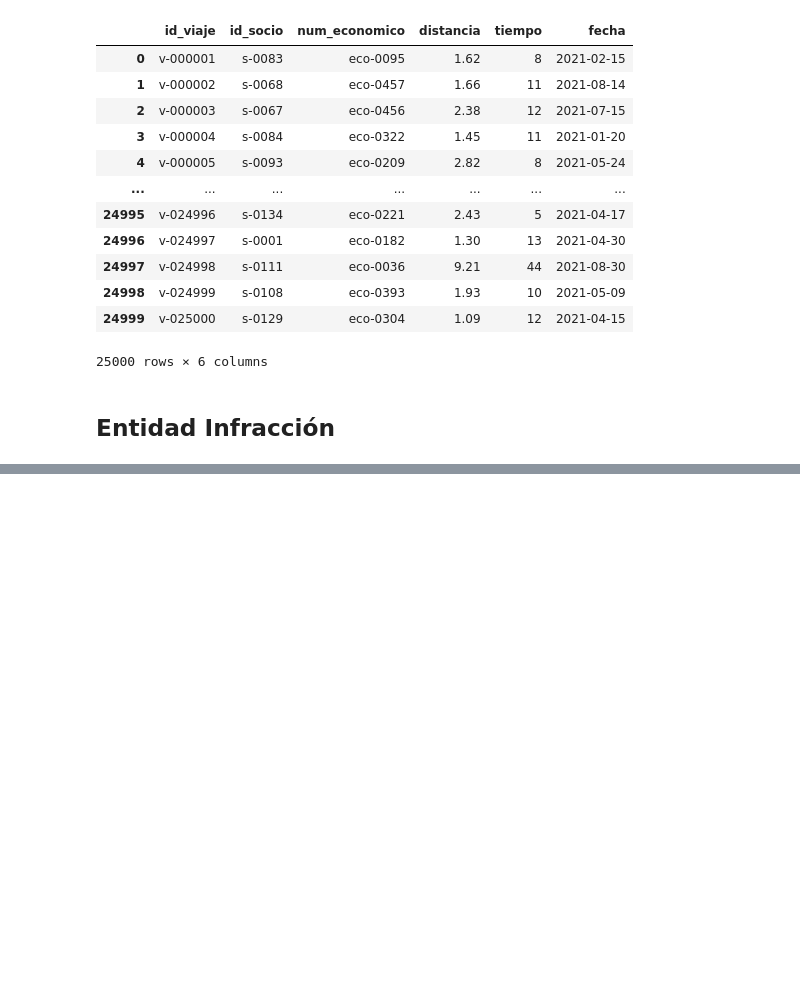
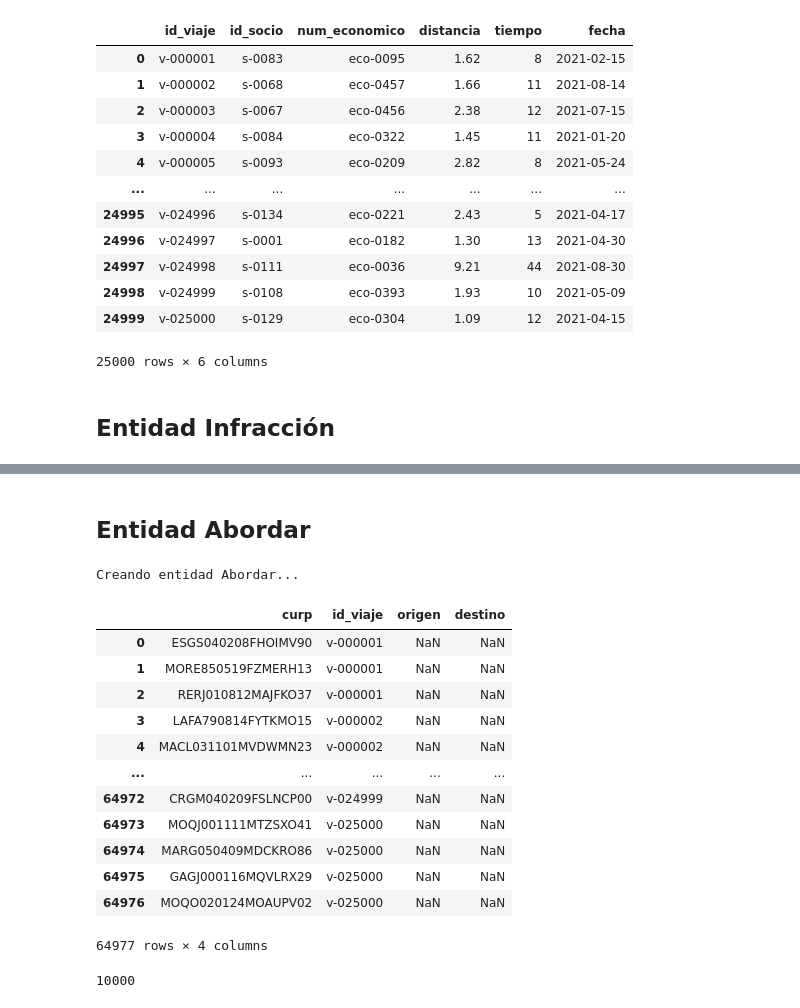
Before and after one commit to ivannpy/proyect, a Jupyter notebook: data_creation.ipynb, the cells around one changed output, grey strips where cells are left out. Saved outputs shown, nothing was run; the diff lists cells and outputs as text; code cells hidden in the pictures; blank space fills up the shorter version.

Commit message:
Agrega Abordar (pendiente de extensión)

```diff
--- a/data_creation.ipynb
+++ b/data_creation.ipynb
@@ -366 +358,47 @@ infraction
 100 rows × 10 columns
+# %% [markdown]
+## Entidad Abordar
+# %%
+try:
+    # board = pd.read_csv(c.filepath_board)
+    a = 1/0
+except:
+    print('Creando entidad Abordar...')
+    curps = cliente['curp']
+    ids_viajes = travel['id_viaje']
+    curps, viajes = u.get_abordaje(curps, ids_viajes)
+
+    # Creamos y rellenamos
+    #board = pd.DataFrame(r.dict_to_df_abordar)
+    board = pd.read_csv(c.filepath_board)
+
+    #board['curp'] = curps
+    #board['id_viaje'] = viajes
+    board['origen'] =
+    board['destino'] =
+
+    assert len(board['curp'].unique()) == c.cardinality['client']
+    # Escribimos CSV
+    board.to_csv(c.filepath_board, index=False)
+# %% [output]
+Creando entidad Abordar...
+# %%
+board
+# %% [output]
+|  | curp | id_viaje | origen | destino |
+| 0 | ESGS040208FHOIMV90 | v-000001 | NaN | NaN |
+| 1 | MORE850519FZMERH13 | v-000001 | NaN | NaN |
+| 2 | RERJ010812MAJFKO37 | v-000001 | NaN | NaN |
+| 3 | LAFA790814FYTKMO15 | v-000002 | NaN | NaN |
+| 4 | MACL031101MVDWMN23 | v-000002 | NaN | NaN |
+| ... | ... | ... | ... | ... |
+| 64972 | CRGM040209FSLNCP00 | v-024999 | NaN | NaN |
+| 64973 | MOQJ001111MTZSXO41 | v-025000 | NaN | NaN |
+| 64974 | MARG050409MDCKRO86 | v-025000 | NaN | NaN |
+| 64975 | GAGJ000116MQVLRX29 | v-025000 | NaN | NaN |
+| 64976 | MOQO020124MOAUPV02 | v-025000 | NaN | NaN |
+64977 rows × 4 columns
+# %%
+len(board['curp'].unique())
+# %% [output]
+10000
```
Also changed, not shown: parts of 3 cells of this notebook, 4 other files.
